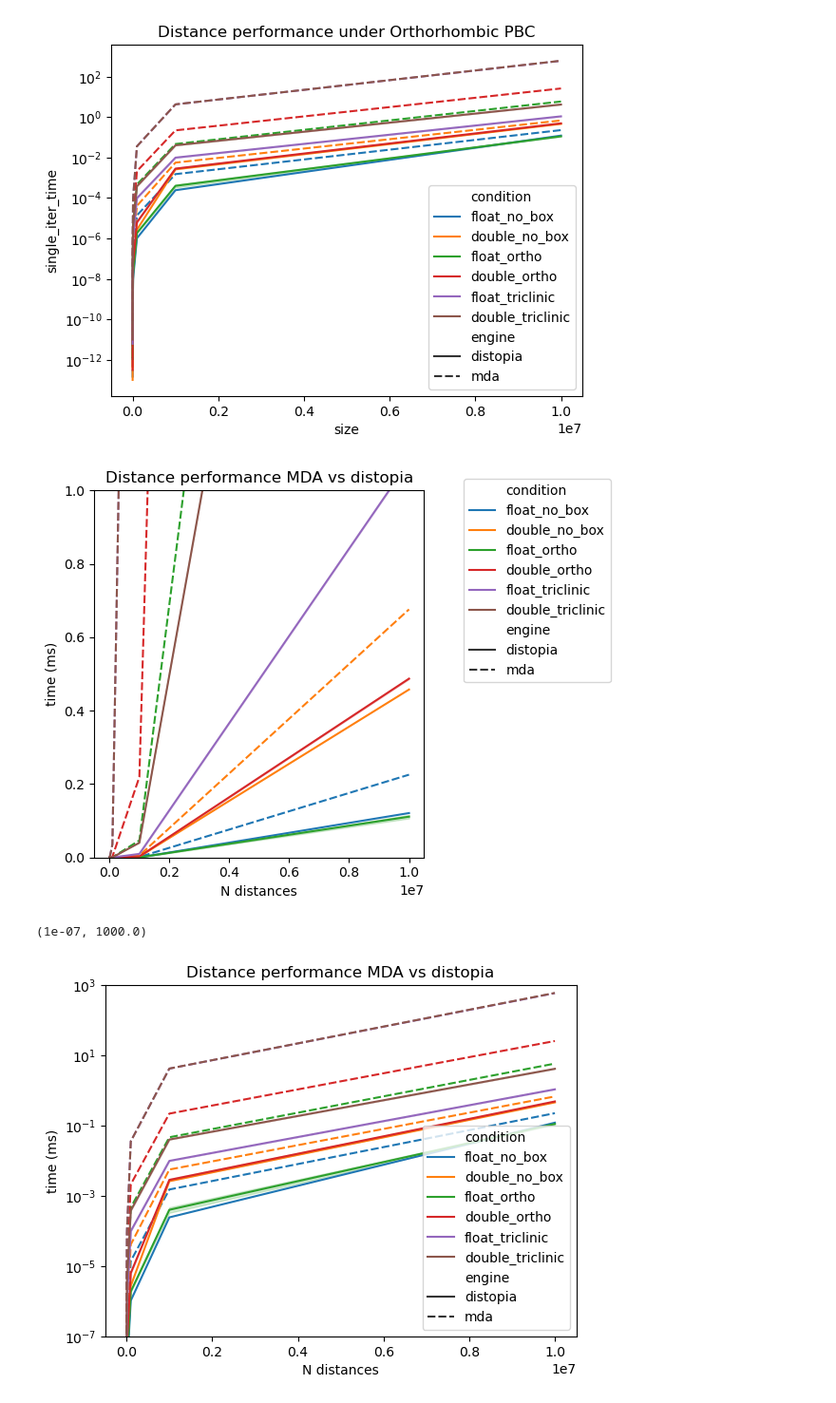
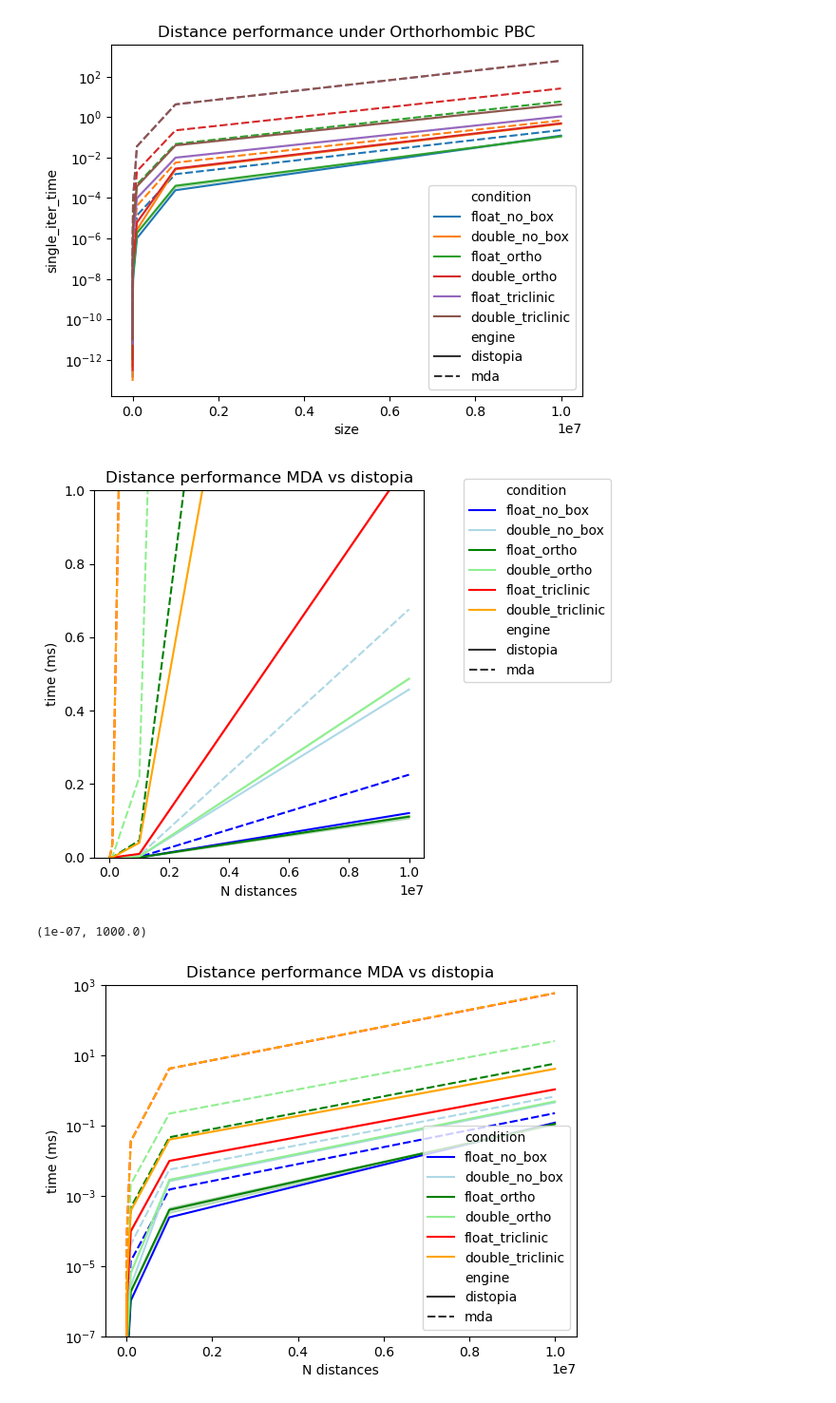
Before and after one commit to hmacdope/bench_distopia_0.3.0, a Jupyter notebook: analyse.ipynb, the cells around one changed output. Shown: that part at 95% size. Saved outputs shown, nothing was run; the diff lists cells and outputs as text; code cells hidden in the pictures.

Commit message:
better palette

```diff
--- a/analyse.ipynb
+++ b/analyse.ipynb
@@ -153,7 +153,7 @@ plt.yscale("log")
 [figure]
 # %%
 plt.title("Distance performance MDA vs distopia")
-sns.lineplot(data=no_inbox, x="size", y="single_iter_time", hue="condition", style="engine")
+sns.lineplot(data=no_inbox, x="size", y="single_iter_time", hue="condition", style="engine",  palette=["blue", "lightblue", "green", "lightgreen", "red", "orange"])
 plt.ylim(0, 1)
 plt.xlabel("N distances")
 plt.ylabel("time (ms)")
@@ -161,16 +161,16 @@ plt.legend(bbox_to_anchor=(1.1, 1.05))
 plt.tight_layout()
 plt.savefig("perf.png")
 # %% [output]
-[figure, old version]
+[figure, new version]
 # %%
 plt.title("Distance performance MDA vs distopia")
-sns.lineplot(data=no_inbox, x="size", y="single_iter_time", hue="condition", style="engine")
+sns.lineplot(data=no_inbox, x="size", y="single_iter_time", hue="condition", style="engine",  palette=["blue", "lightblue", "green", "lightgreen", "red", "orange"])
 plt.yscale("log")
 plt.xlabel("N distances")
 plt.ylabel("time (ms)")
 plt.ylim(10e-8, 10e2)
 # %% [output]
 (1e-07, 1000.0)
-[figure, old version]
+[figure, new version]
 # %%
 plt.title("Distance performance MDA vs distopia")
```
Also changed, not shown: parts of 1 cell of this notebook, 2 other files.
